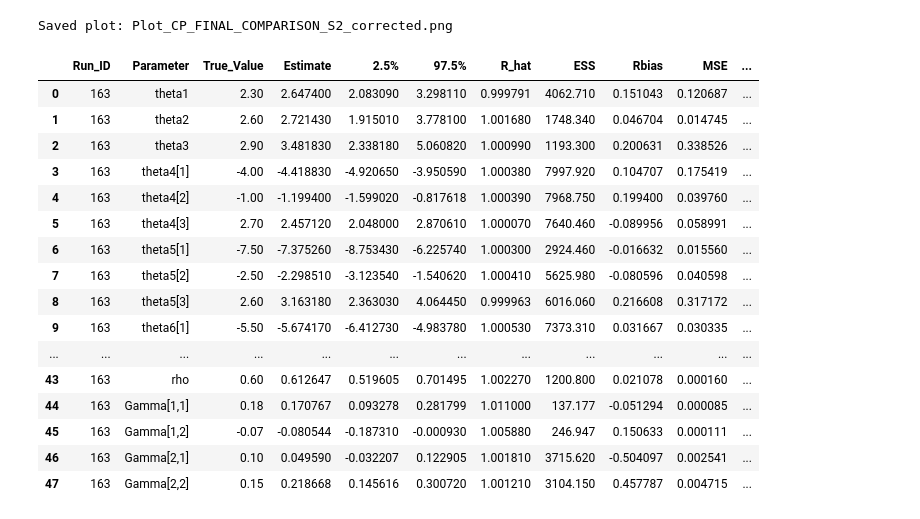
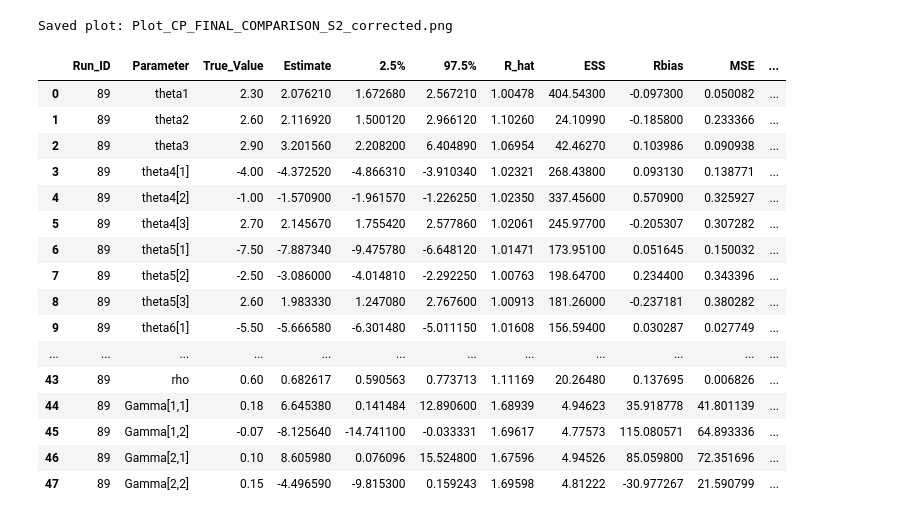
Before and after one commit to Zhennan-Wu/gnpc_explor, a Jupyter notebook: src/simu_rlt_ana.ipynb, the cells around one changed output. Cells and saved outputs as stored; diff of their text form; code cells hidden in the pictures.

Commit message:
rerun paper model

```diff
--- a/src/simu_rlt_ana.ipynb
+++ b/src/simu_rlt_ana.ipynb
@@ -393,23 +393,23 @@ Saved plot: Plot_MSE_FINAL_COMPARISON_S2_corrected.png
 [figure]
 Saved plot: Plot_CP_FINAL_COMPARISON_S2_corrected.png
 # %%
-df = pd.read_csv("../corrected_results/results_S2_model_shift_mean_paper_run163.csv")
-df
+df = pd.read_csv("../corrected_results/results_S2_model_fix_mean_run89.csv")
+display(df)
 # %% [output]
 |  | Run_ID | Parameter | True_Value | Estimate | 2.5% | 97.5% | R_hat | ESS | Rbias | MSE | ... |
-| 0 | 163 | theta1 | 2.30 | 2.647400 | 2.083090 | 3.298110 | 0.999791 | 4062.710 | 0.151043 | 0.120687 | ... |
-| 1 | 163 | theta2 | 2.60 | 2.721430 | 1.915010 | 3.778100 | 1.001680 | 1748.340 | 0.046704 | 0.014745 | ... |
-| 2 | 163 | theta3 | 2.90 | 3.481830 | 2.338180 | 5.060820 | 1.000990 | 1193.300 | 0.200631 | 0.338526 | ... |
-| 3 | 163 | theta4[1] | -4.00 | -4.418830 | -4.920650 | -3.950590 | 1.000380 | 7997.920 | 0.104707 | 0.175419 | ... |
-| 4 | 163 | theta4[2] | -1.00 | -1.199400 | -1.599020 | -0.817618 | 1.000390 | 7968.750 | 0.199400 | 0.039760 | ... |
-| 5 | 163 | theta4[3] | 2.70 | 2.457120 | 2.048000 | 2.870610 | 1.000070 | 7640.460 | -0.089956 | 0.058991 | ... |
-| 6 | 163 | theta5[1] | -7.50 | -7.375260 | -8.753430 | -6.225740 | 1.000300 | 2924.460 | -0.016632 | 0.015560 | ... |
-| 7 | 163 | theta5[2] | -2.50 | -2.298510 | -3.123540 | -1.540620 | 1.000410 | 5625.980 | -0.080596 | 0.040598 | ... |
-| 8 | 163 | theta5[3] | 2.60 | 3.163180 | 2.363030 | 4.064450 | 0.999963 | 6016.060 | 0.216608 | 0.317172 | ... |
-| 9 | 163 | theta6[1] | -5.50 | -5.674170 | -6.412730 | -4.983780 | 1.000530 | 7373.310 | 0.031667 | 0.030335 | ... |
+| 0 | 89 | theta1 | 2.30 | 2.076210 | 1.672680 | 2.567210 | 1.00478 | 404.54300 | -0.097300 | 0.050082 | ... |
+| 1 | 89 | theta2 | 2.60 | 2.116920 | 1.500120 | 2.966120 | 1.10260 | 24.10990 | -0.185800 | 0.233366 | ... |
+| 2 | 89 | theta3 | 2.90 | 3.201560 | 2.208200 | 6.404890 | 1.06954 | 42.46270 | 0.103986 | 0.090938 | ... |
+| 3 | 89 | theta4[1] | -4.00 | -4.372520 | -4.866310 | -3.910340 | 1.02321 | 268.43800 | 0.093130 | 0.138771 | ... |
+| 4 | 89 | theta4[2] | -1.00 | -1.570900 | -1.961570 | -1.226250 | 1.02350 | 337.45600 | 0.570900 | 0.325927 | ... |
+| 5 | 89 | theta4[3] | 2.70 | 2.145670 | 1.755420 | 2.577860 | 1.02061 | 245.97700 | -0.205307 | 0.307282 | ... |
+| 6 | 89 | theta5[1] | -7.50 | -7.887340 | -9.475780 | -6.648120 | 1.01471 | 173.95100 | 0.051645 | 0.150032 | ... |
+| 7 | 89 | theta5[2] | -2.50 | -3.086000 | -4.014810 | -2.292250 | 1.00763 | 198.64700 | 0.234400 | 0.343396 | ... |
+| 8 | 89 | theta5[3] | 2.60 | 1.983330 | 1.247080 | 2.767600 | 1.00913 | 181.26000 | -0.237181 | 0.380282 | ... |
+| 9 | 89 | theta6[1] | -5.50 | -5.666580 | -6.301480 | -5.011150 | 1.01608 | 156.59400 | 0.030287 | 0.027749 | ... |
 | ... | ... | ... | ... | ... | ... | ... | ... | ... | ... | ... | ... |
-| 43 | 163 | rho | 0.60 | 0.612647 | 0.519605 | 0.701495 | 1.002270 | 1200.800 | 0.021078 | 0.000160 | ... |
-| 44 | 163 | Gamma[1,1] | 0.18 | 0.170767 | 0.093278 | 0.281799 | 1.011000 | 137.177 | -0.051294 | 0.000085 | ... |
-| 45 | 163 | Gamma[1,2] | -0.07 | -0.080544 | -0.187310 | -0.000930 | 1.005880 | 246.947 | 0.150633 | 0.000111 | ... |
-| 46 | 163 | Gamma[2,1] | 0.10 | 0.049590 | -0.032207 | 0.122905 | 1.001810 | 3715.620 | -0.504097 | 0.002541 | ... |
-| 47 | 163 | Gamma[2,2] | 0.15 | 0.218668 | 0.145616 | 0.300720 | 1.001210 | 3104.150 | 0.457787 | 0.004715 | ... |
+| 43 | 89 | rho | 0.60 | 0.682617 | 0.590563 | 0.773713 | 1.11169 | 20.26480 | 0.137695 | 0.006826 | ... |
+| 44 | 89 | Gamma[1,1] | 0.18 | 6.645380 | 0.141484 | 12.890600 | 1.68939 | 4.94623 | 35.918778 | 41.801139 | ... |
+| 45 | 89 | Gamma[1,2] | -0.07 | -8.125640 | -14.741100 | -0.033331 | 1.69617 | 4.77573 | 115.080571 | 64.893336 | ... |
+| 46 | 89 | Gamma[2,1] | 0.10 | 8.605980 | 0.076096 | 15.524800 | 1.67596 | 4.94526 | 85.059800 | 72.351696 | ... |
+| 47 | 89 | Gamma[2,2] | 0.15 | -4.496590 | -9.815300 | 0.159243 | 1.69598 | 4.81222 | -30.977267 | 21.590799 | ... |
```
Also changed, not shown: parts of 7 cells of this notebook, 3 other files.
